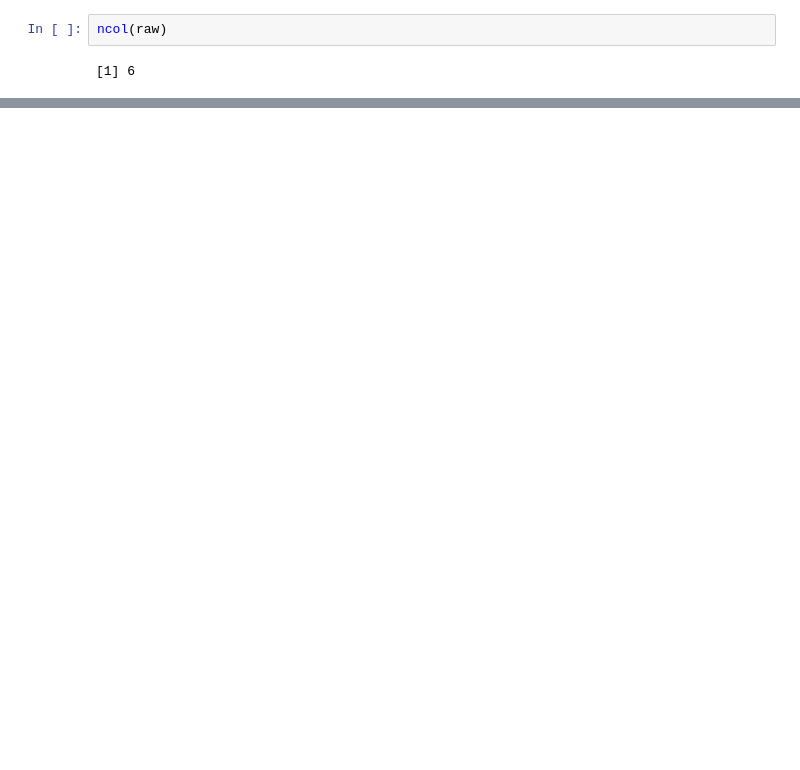
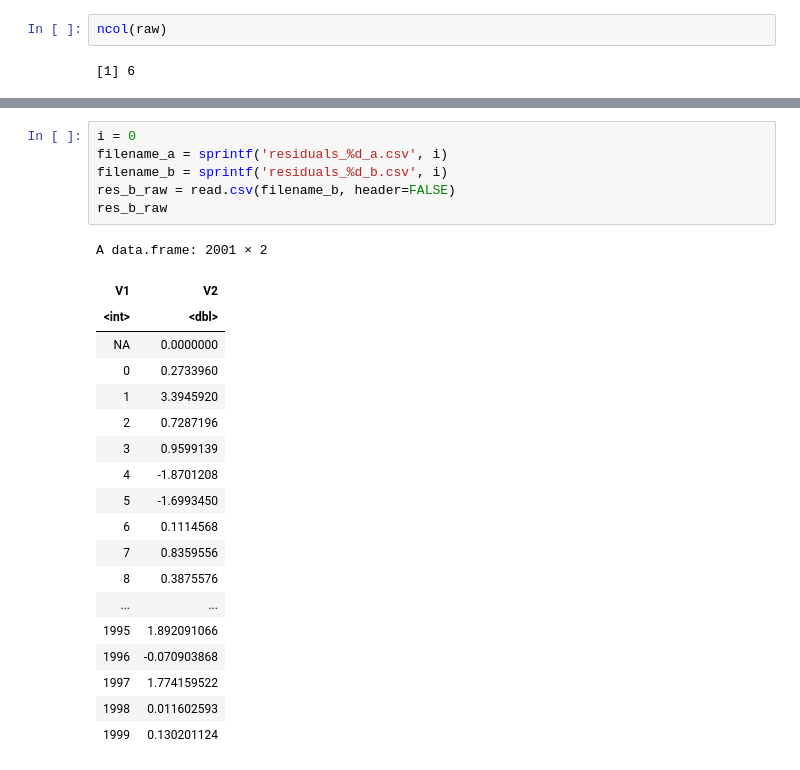
Before and after one commit to juangamella/icp, a Jupyter notebook: ICP_r.ipynb, the cells around one changed output, grey strips where cells are left out. Saved outputs shown, nothing was run; the diff lists cells and outputs as text; blank space fills up the shorter version.

```diff
--- a/ICP_r.ipynb
+++ b/ICP_r.ipynb
@@ -181,0 +177,26 @@ sprintf('%scase_%d.csv', path,1)
+# %%
+i = 0
+filename_a = sprintf('residuals_%d_a.csv', i)
+filename_b = sprintf('residuals_%d_b.csv', i)
+res_b_raw = read.csv(filename_b, header=FALSE)
+res_b_raw
+# %% [output]
+A data.frame: 2001 × 2
+| V1 | V2 |
+| <int> | <dbl> |
+| NA | 0.0000000 |
+| 0 | 0.2733960 |
+| 1 | 3.3945920 |
+| 2 | 0.7287196 |
+| 3 | 0.9599139 |
+| 4 | -1.8701208 |
+| 5 | -1.6993450 |
+| 6 | 0.1114568 |
+| 7 | 0.8359556 |
+| 8 | 0.3875576 |
+| ... | ... |
+| 1995 | 1.892091066 |
+| 1996 | -0.070903868 |
+| 1997 | 1.774159522 |
+| 1998 | 0.011602593 |
+| 1999 | 0.130201124 |
```
Also changed, not shown: parts of 36 cells of this notebook, 2 other files.
